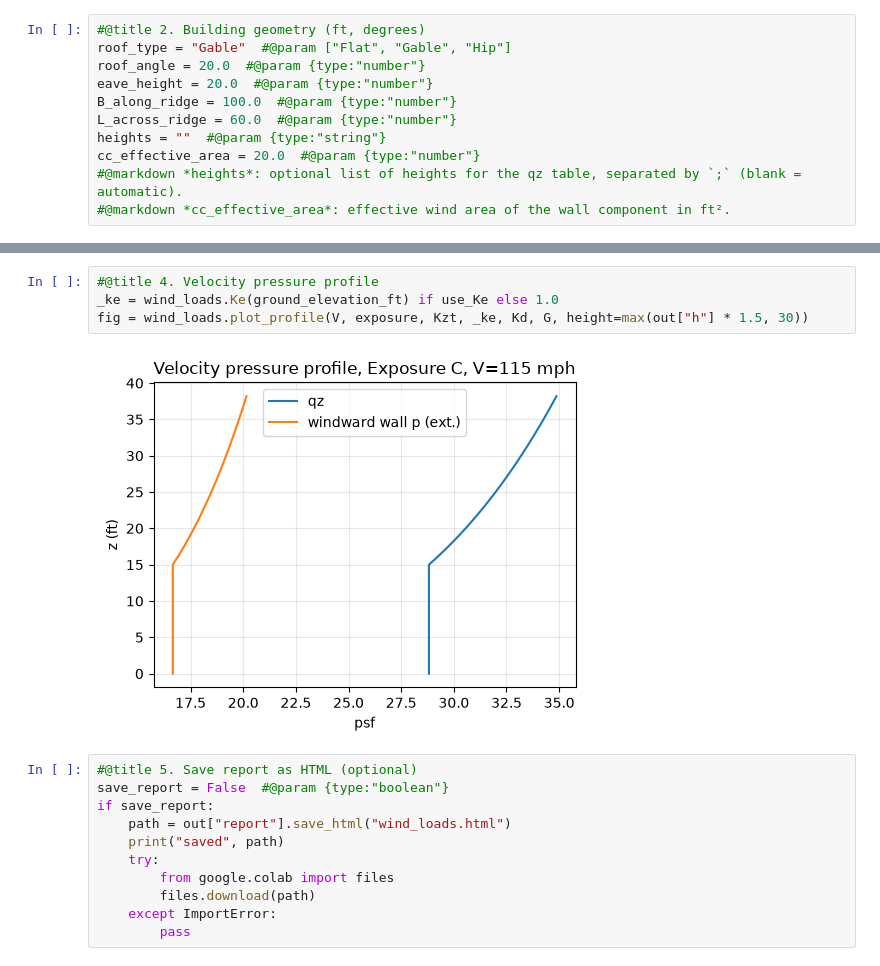
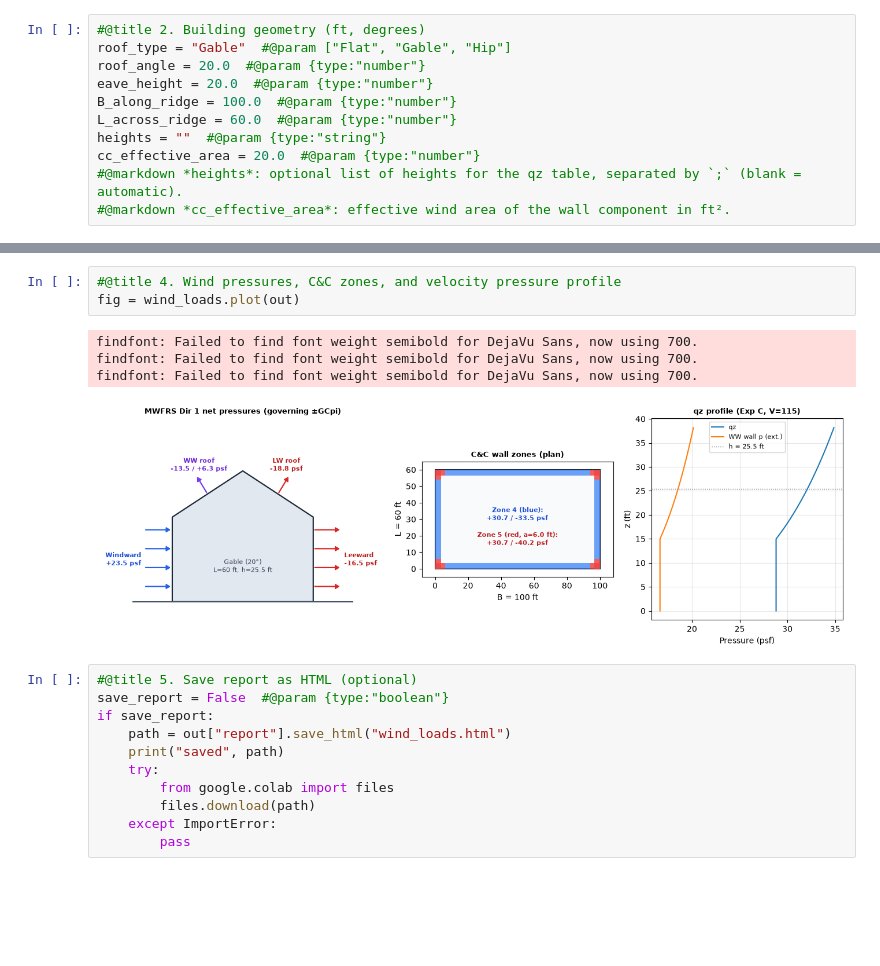
Before and after one commit to andrewcoul/structural-calculations, a Jupyter notebook: notebooks/13_wind_loads.ipynb, the cells around one changed output, grey strips where cells are left out. Drawn from its saved outputs; the diff is of its cells as text; blank space fills up the shorter version.

```diff
--- a/notebooks/13_wind_loads.ipynb
+++ b/notebooks/13_wind_loads.ipynb
@@ -116,12 +122,14 @@ out = wind_loads.run(
 out["report"].show()
 # %% [output]
 [interactive output not drawn]
-# %%
-#@title 4. Velocity pressure profile
-_ke = wind_loads.Ke(ground_elevation_ft) if use_Ke else 1.0
-fig = wind_loads.plot_profile(V, exposure, Kzt, _ke, Kd, G, height=max(out["h"] * 1.5, 30))
-# %% [output]
-[figure, removed]
+# %%
+#@title 4. Wind pressures, C&C zones, and velocity pressure profile
+fig = wind_loads.plot(out)
+# %% [output]
+findfont: Failed to find font weight semibold for DejaVu Sans, now using 700.
+findfont: Failed to find font weight semibold for DejaVu Sans, now using 700.
+findfont: Failed to find font weight semibold for DejaVu Sans, now using 700.
+[figure, added]
 # %%
 #@title 5. Save report as HTML (optional)
 save_report = False  #@param {type:"boolean"}
```
Also changed, not shown: parts of 2 cells of this notebook, 42 other files.
